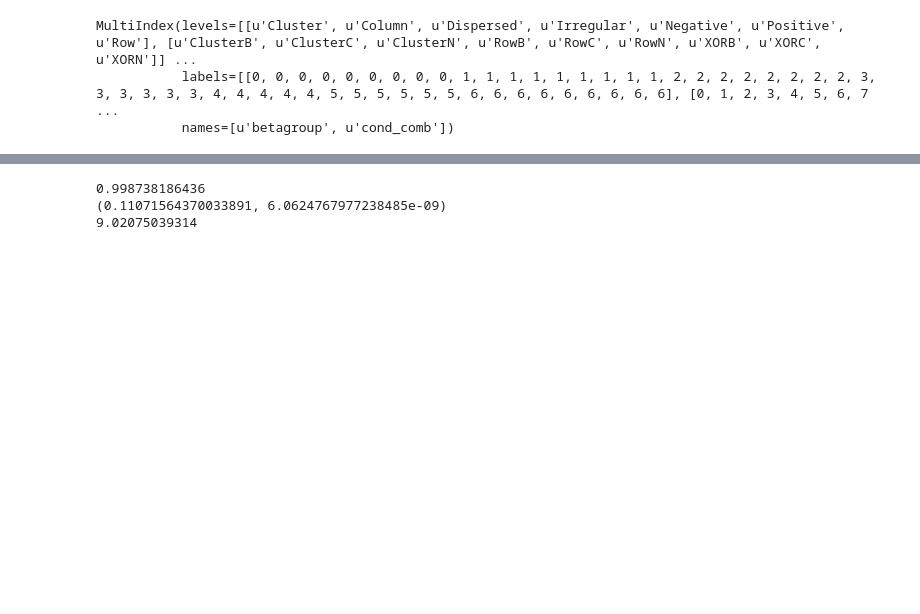
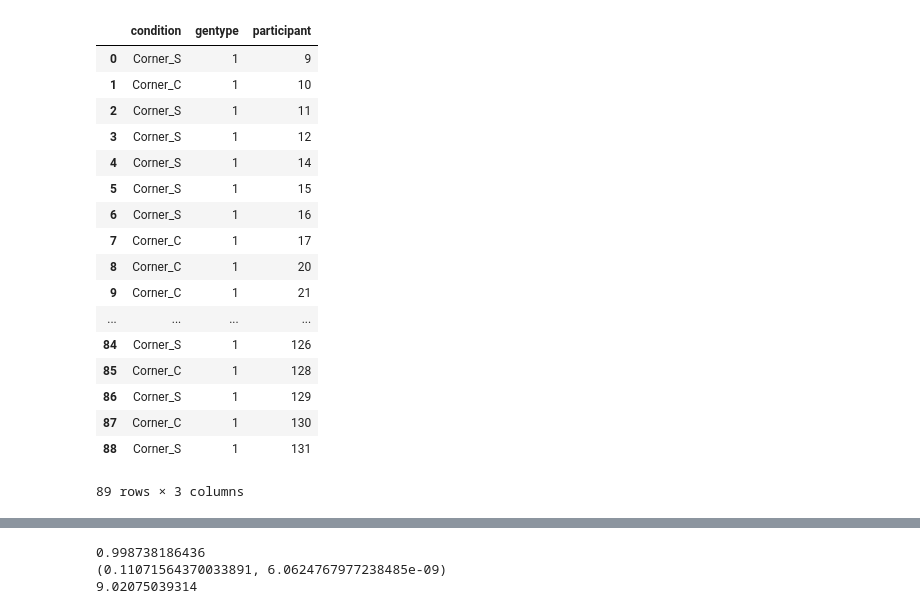
Before and after one commit to AusterweilLab/generating_categories, a Jupyter notebook: Experiments/corner/analysis/plot_eyeball_hist.ipynb, the cells around one changed output, grey strips where cells are left out. Saved outputs shown, nothing was run; the diff lists cells and outputs as text; code cells hidden in the pictures; blank space fills up the shorter version.

```diff
--- a/Experiments/corner/analysis/plot_eyeball_hist.ipynb
+++ b/Experiments/corner/analysis/plot_eyeball_hist.ipynb
@@ -1,9 +1,25 @@
-# %%
-data_pd.keys()
-# %% [output]
-MultiIndex(levels=[[u'Cluster', u'Column', u'Dispersed', u'Irregular', u'Negative', u'Positive', u'Row'], [u'ClusterB', u'ClusterC', u'ClusterN', u'RowB', u'RowC', u'RowN', u'XORB', u'XORC', u'XORN']] ...
-           labels=[[0, 0, 0, 0, 0, 0, 0, 0, 0, 1, 1, 1, 1, 1, 1, 1, 1, 1, 2, 2, 2, 2, 2, 2, 2, 2, 3, 3, 3, 3, 3, 3, 4, 4, 4, 4, 4, 5, 5, 5, 5, 5, 5, 6, 6, 6, 6, 6, 6, 6, 6, 6], [0, 1, 2, 3, 4, 5, 6, 7 ...
-           names=[u'betagroup', u'cond_comb'])
+# %%
+temp = pd.read_sql_query("SELECT condition,gentype,participant from participants", con)
+temp
+# %% [output]
+|  | condition | gentype | participant |
+| 0 | Corner_S | 1 | 9 |
+| 1 | Corner_C | 1 | 10 |
+| 2 | Corner_S | 1 | 11 |
+| 3 | Corner_S | 1 | 12 |
+| 4 | Corner_S | 1 | 14 |
+| 5 | Corner_S | 1 | 15 |
+| 6 | Corner_S | 1 | 16 |
+| 7 | Corner_C | 1 | 17 |
+| 8 | Corner_C | 1 | 20 |
+| 9 | Corner_C | 1 | 21 |
+| ... | ... | ... | ... |
+| 84 | Corner_S | 1 | 126 |
+| 85 | Corner_C | 1 | 128 |
+| 86 | Corner_S | 1 | 129 |
+| 87 | Corner_C | 1 | 130 |
+| 88 | Corner_S | 1 | 131 |
+89 rows × 3 columns
 # %%
 import numpy as np
 import matplotlib.pyplot as plt
```
Also changed, not shown: parts of 1 cell of this notebook, 13 other files.
